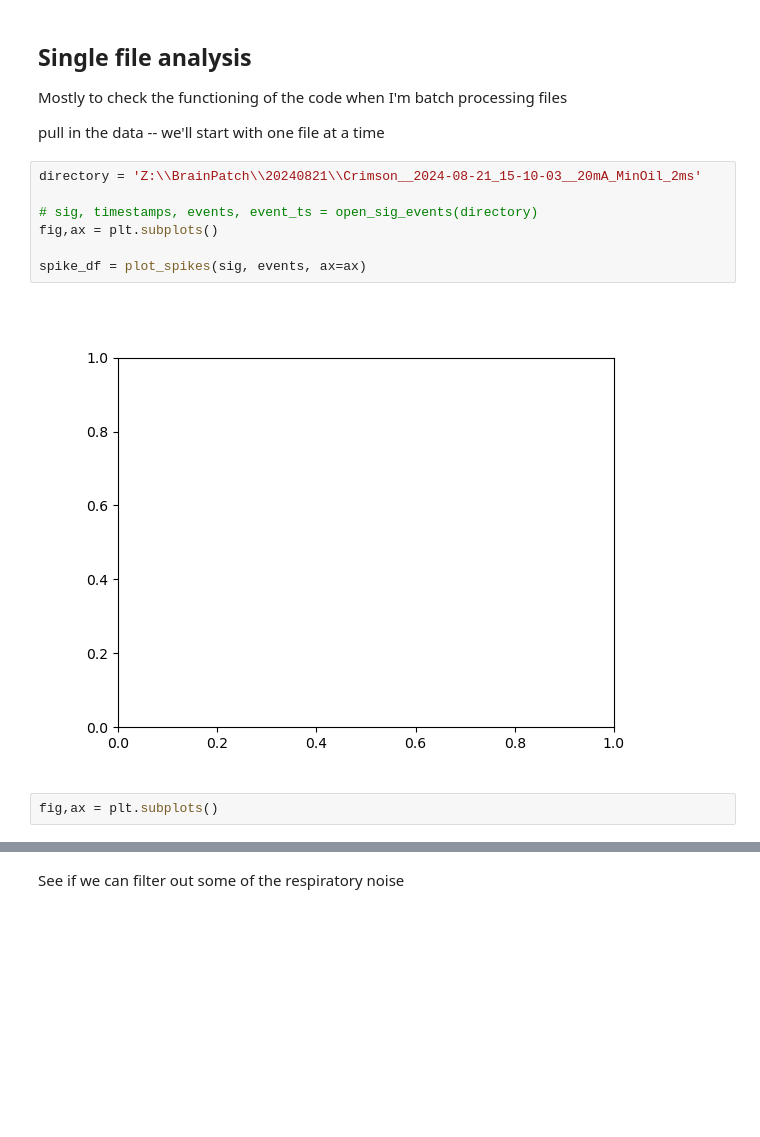
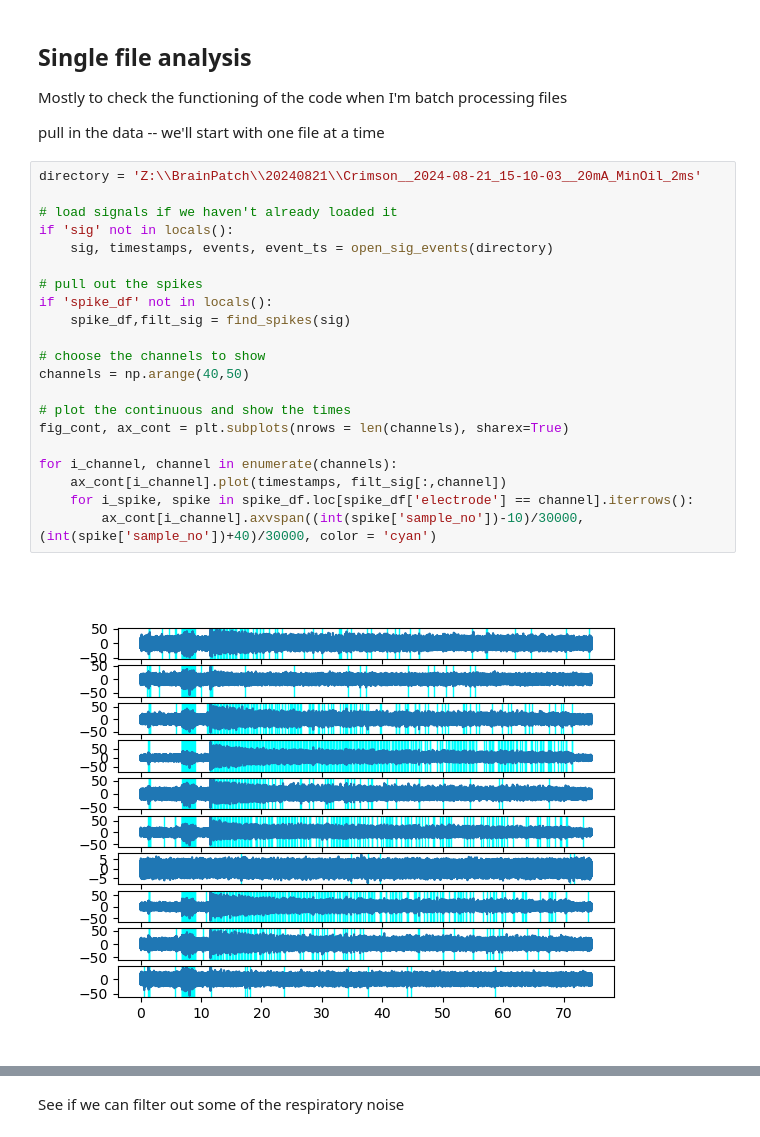
Before and after one commit to kb0dkin/Work_Tools, a Jupyter notebook: BrainPatch_analysis/crimson_responses.ipynb, the cells around one changed output, grey strips where cells are left out. Cells and saved outputs as stored; diff of their text form; blank space fills up the shorter version.

```diff
--- a/BrainPatch_analysis/crimson_responses.ipynb
+++ b/BrainPatch_analysis/crimson_responses.ipynb
@@ -159,14 +160,26 @@ def plot_spikes(sig, events, filter_high:float = 6000, filter_low:float = 300, s
 Mostly to check the functioning of the code when I'm batch processing files
 
 pull in the data -- we'll start with one file at a time
-# %%
-directory = 'Z:\\BrainPatch\\20240821\\Crimson__2024-08-21_15-10-03__20mA_MinOil_2ms'
-
-# sig, timestamps, events, event_ts = open_sig_events(directory)
-fig,ax = plt.subplots()
-
-spike_df = plot_spikes(sig, events, ax=ax)
-# %% [output]
-[figure, removed]
-# %%
-fig,ax = plt.subplots()
+# %%
+directory = 'Z:\\BrainPatch\\20240821\\Crimson__2024-08-21_15-10-03__20mA_MinOil_2ms'
+
+# load signals if we haven't already loaded it
+if 'sig' not in locals():
+    sig, timestamps, events, event_ts = open_sig_events(directory)
+
+# pull out the spikes
+if 'spike_df' not in locals():
+    spike_df,filt_sig = find_spikes(sig)
+
+# choose the channels to show
+channels = np.arange(40,50)
+
+# plot the continuous and show the times
+fig_cont, ax_cont = plt.subplots(nrows = len(channels), sharex=True)
+
+for i_channel, channel in enumerate(channels):
+    ax_cont[i_channel].plot(timestamps, filt_sig[:,channel])
+    for i_spike, spike in spike_df.loc[spike_df['electrode'] == channel].iterrows():
+        ax_cont[i_channel].axvspan((int(spike['sample_no'])-10)/30000, (int(spike['sample_no'])+40)/30000, color = 'cyan')
+# %% [output]
+[figure, added]
```
Also changed, not shown: parts of 13 cells of this notebook.
